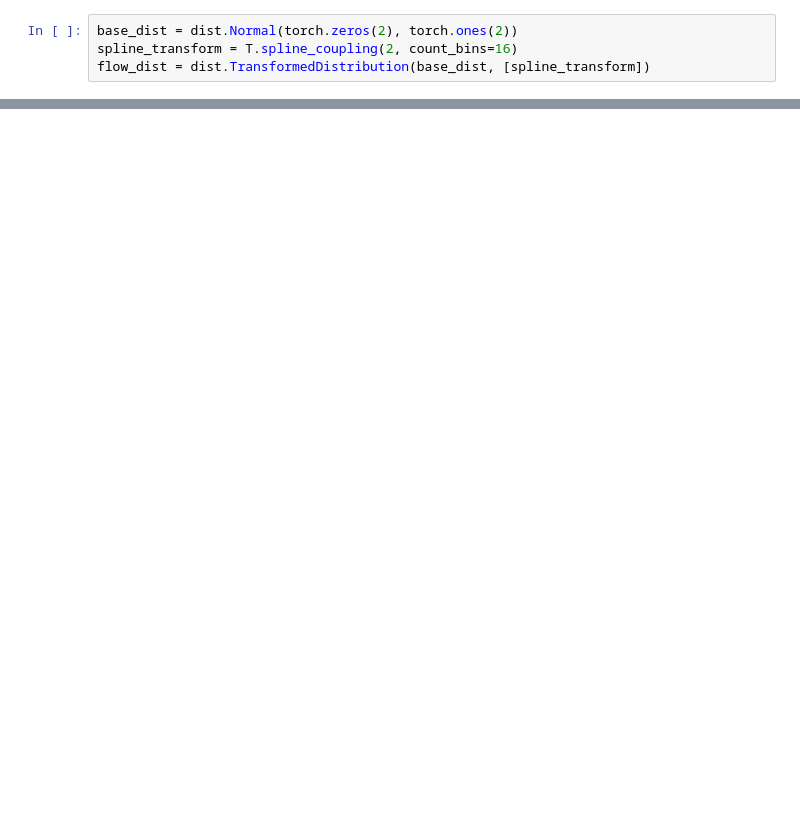
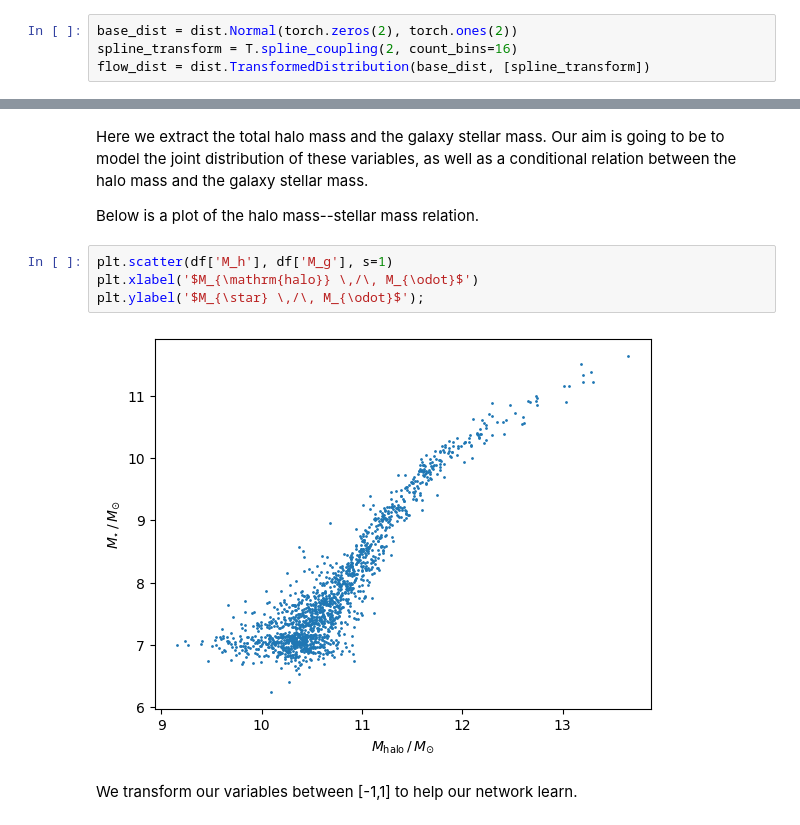
Before and after one commit to DataDrivenGalaxyEvolution/galevo23-tutorials, a Jupyter notebook: week-2/tutorial_on_halo-galaxy_connection/Part2 - Normalizing_flows.ipynb, the cells around one changed output, grey strips where cells are left out. Drawn from its saved outputs; the diff is of its cells as text; blank space fills up the shorter version.

```diff
--- a/week-2/tutorial_on_halo-galaxy_connection/Part2 - Normalizing_flows.ipynb
+++ b/week-2/tutorial_on_halo-galaxy_connection/Part2 - Normalizing_flows.ipynb
@@ -302,0 +412,12 @@ Now, not only have re reproduced the marignals but the joint distribution as wel
+# %% [markdown]
+Here we extract the total halo mass and the galaxy stellar mass. Our aim is going to be to model the joint distribution of these variables, as well as a conditional relation between the halo mass and the galaxy stellar mass.
+
+Below is a plot of the halo mass--stellar mass relation.
+# %%
+plt.scatter(df['M_h'], df['M_g'], s=1)
+plt.xlabel('$M_{\mathrm{halo}} \,/\, M_{\odot}$')
+plt.ylabel('$M_{\star} \,/\, M_{\odot}$');
+# %% [output]
+[figure, added]
+# %% [markdown]
+We transform our variables between [-1,1] to help our network learn.
```
Also changed, not shown: parts of 34 cells of this notebook.
